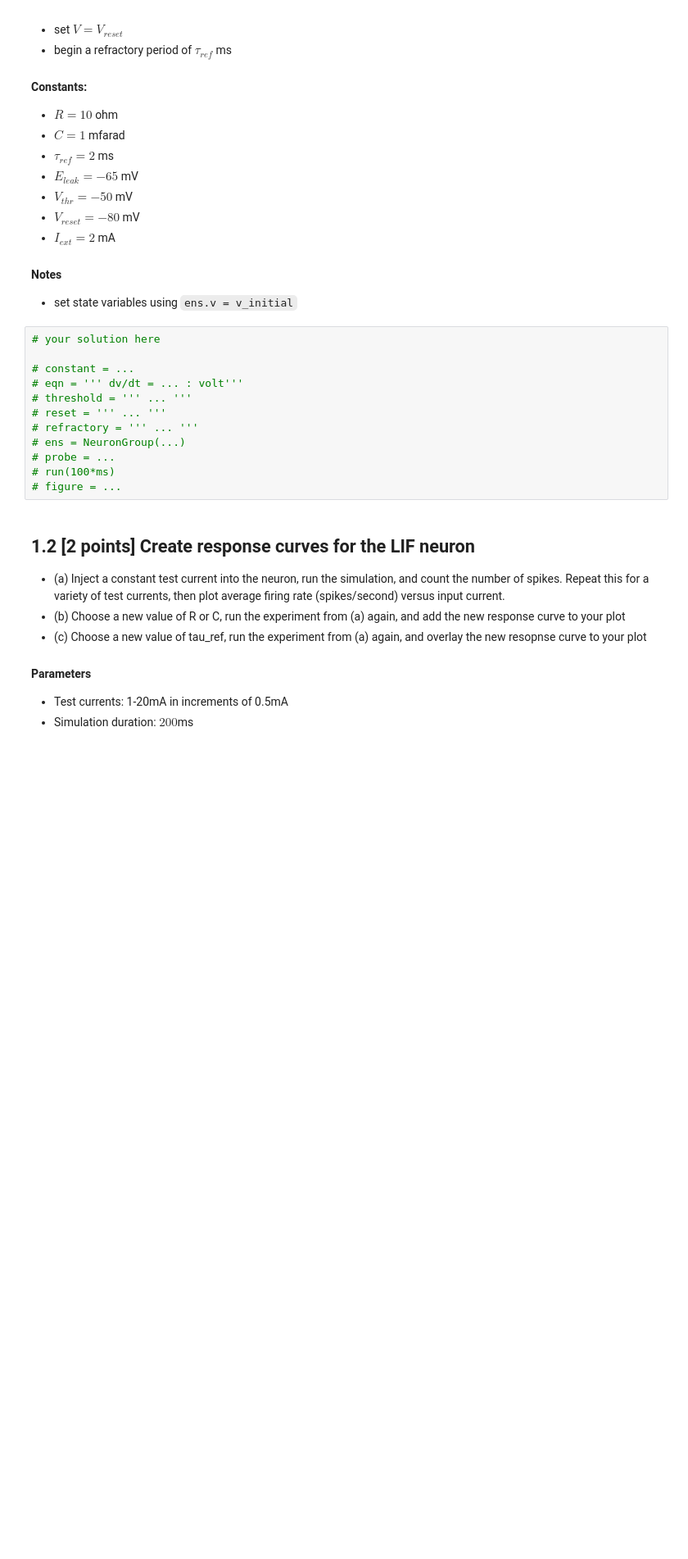
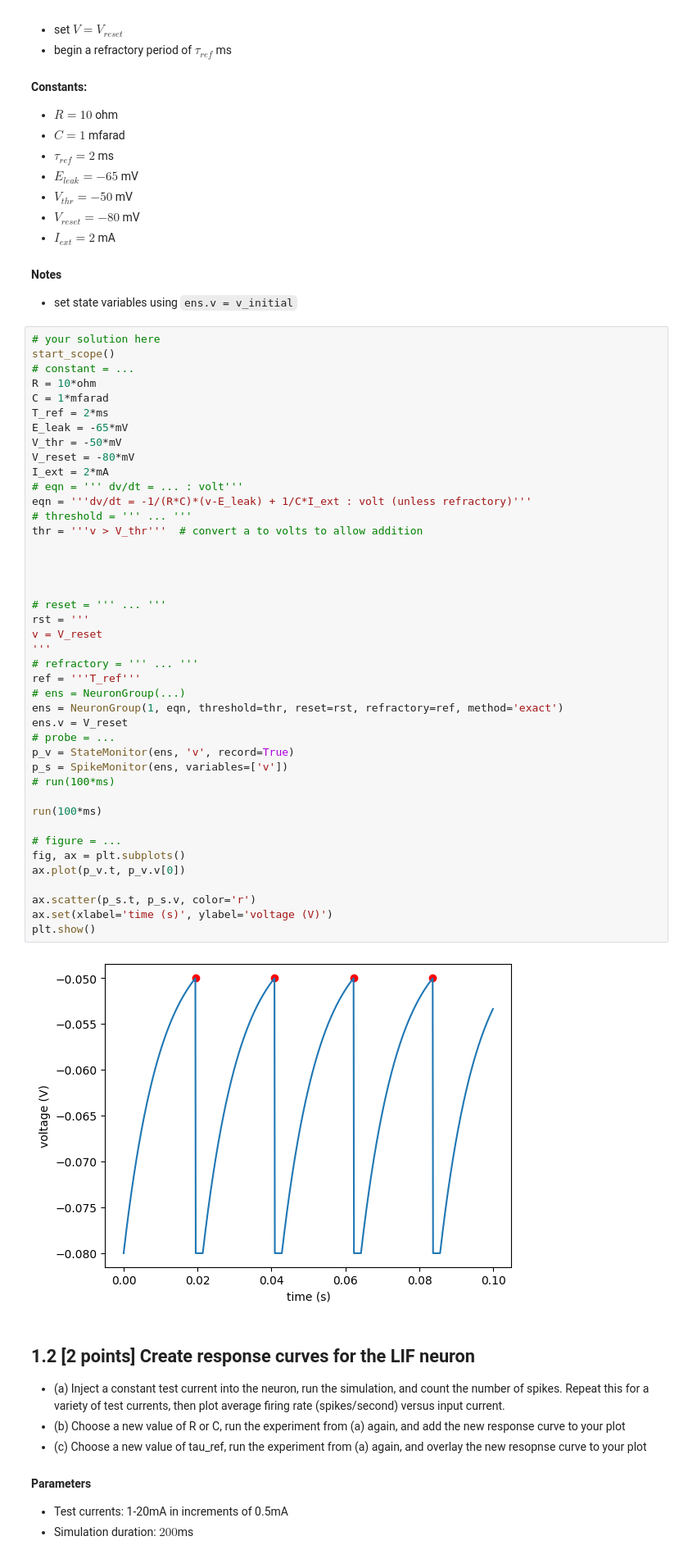
Before and after one commit to draymond63/syde-552, a Jupyter notebook: assignment1.ipynb, the cells around one changed output. Shown: that part at 82% size. Cells and saved outputs as stored; diff of their text form; blank space fills up the shorter version.

````diff
--- a/assignment1.ipynb
+++ b/assignment1.ipynb
@@ -185,18 +175,50 @@ if $V>V_{thr}$:
 
 #### Notes
  - set state variables using ```ens.v = v_initial```
-# %%
-# your solution here
-
-# constant = ...
-# eqn = ''' dv/dt = ... : volt'''
-# threshold = ''' ... '''
-# reset = ''' ... '''
-# refractory = ''' ... '''
-# ens = NeuronGroup(...)
-# probe = ...
-# run(100*ms)
-# figure = ...
+# %%
+# your solution here
+start_scope()
+# constant = ...
+R = 10*ohm
+C = 1*mfarad
+T_ref = 2*ms
+E_leak = -65*mV
+V_thr = -50*mV
+V_reset = -80*mV
+I_ext = 2*mA
+# eqn = ''' dv/dt = ... : volt'''
+eqn = '''dv/dt = -1/(R*C)*(v-E_leak) + 1/C*I_ext : volt (unless refractory)'''
+# threshold = ''' ... '''
+thr = '''v > V_thr'''  # convert a to volts to allow addition
+
+
+
+
+# reset = ''' ... '''
+rst = '''
+v = V_reset
+'''
+# refractory = ''' ... '''
+ref = '''T_ref'''
+# ens = NeuronGroup(...)
+ens = NeuronGroup(1, eqn, threshold=thr, reset=rst, refractory=ref, method='exact')
+ens.v = V_reset
+# probe = ...
+p_v = StateMonitor(ens, 'v', record=True)
+p_s = SpikeMonitor(ens, variables=['v'])
+# run(100*ms)
+
+run(100*ms)
+
+# figure = ...
+fig, ax = plt.subplots()
+ax.plot(p_v.t, p_v.v[0])
+
+ax.scatter(p_s.t, p_s.v, color='r')
+ax.set(xlabel='time (s)', ylabel='voltage (V)')
+plt.show()
+# %% [output]
+[figure, added]
 # %% [markdown]
 ## 1.2 [2 points] Create response curves for the LIF neuron
  - (a) Inject a constant test current into the neuron, run the simulation, and count the number of spikes. Repeat this for a variety of test currents, then plot average firing rate (spikes/second) versus input current.
````
Also changed, not shown: parts of 6 cells of this notebook.
